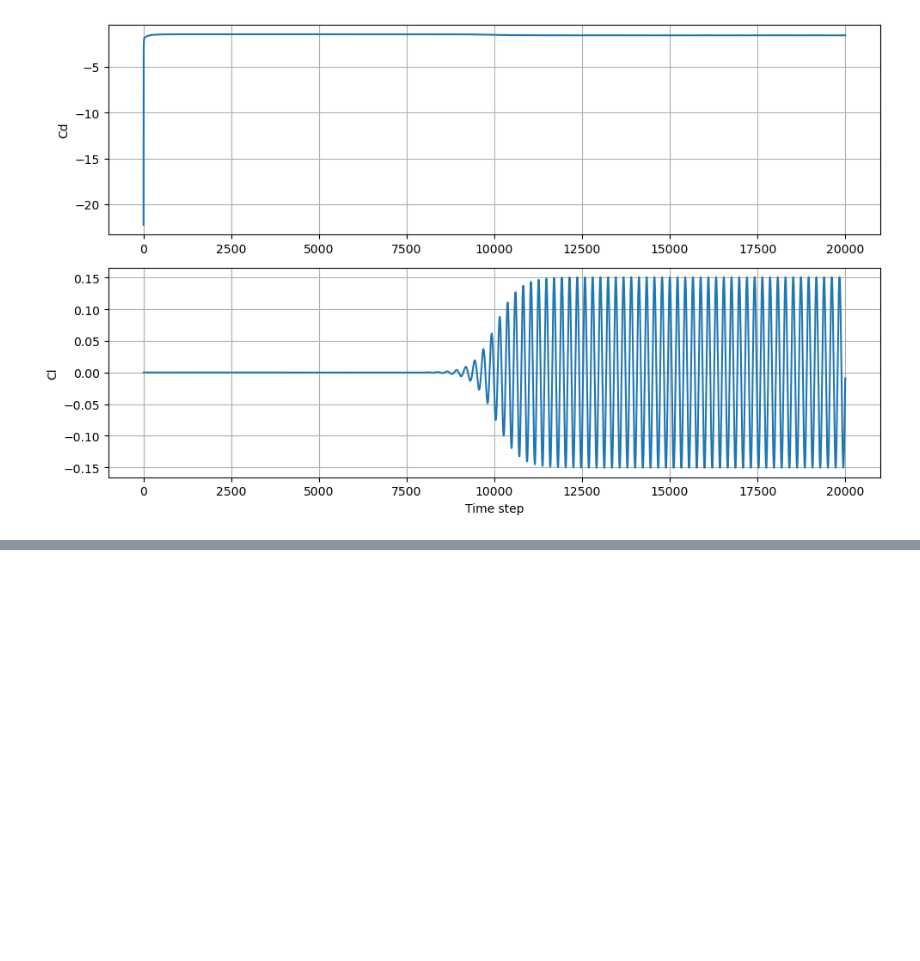
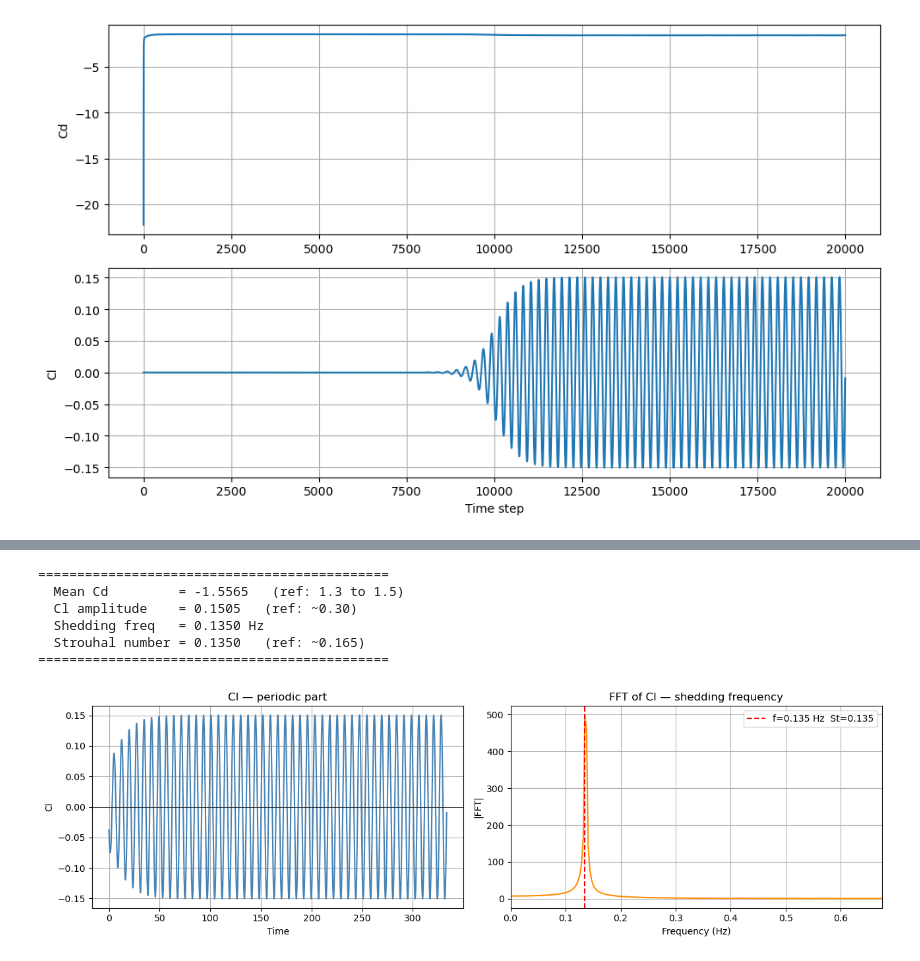
Before and after one commit to harishragul/cfd, a Jupyter notebook: exercise/cylinder_flow.ipynb, the cells around one changed output, grey strips where cells are left out. Drawn from its saved outputs; the diff is of its cells as text; code cells hidden in the pictures; blank space fills up the shorter version.

```diff
--- a/exercise/cylinder_flow.ipynb
+++ b/exercise/cylinder_flow.ipynb
@@ -380,0 +395,49 @@ plt.legend(); plt.grid(True)
+# %%
+# Benchmark: Cd, Cl, Strouhal number
+skip = len(drag_history) // 2   # skip transient
+
+cd_arr = np.array(drag_history[skip:])
+cl_arr = np.array(lift_history[skip:])
+
+Cd_mean = np.mean(cd_arr)
+Cl_amp  = np.max(np.abs(cl_arr))
+
+# Strouhal number via FFT of Cl
+fft_coeffs = np.fft.rfft(cl_arr)
+freqs      = np.fft.rfftfreq(len(cl_arr), d=dt)
+f_shed     = freqs[np.argmax(np.abs(fft_coeffs[1:])) + 1]
+St         = f_shed * Diameter / U
+
+print('=' * 45)
+print(f'  Mean Cd         = {Cd_mean:.4f}   (ref: 1.3 to 1.5)')
+print(f'  Cl amplitude    = {Cl_amp:.4f}   (ref: ~0.30)')
+print(f'  Shedding freq   = {f_shed:.4f} Hz')
+print(f'  Strouhal number = {St:.4f}   (ref: ~0.165)')
+print('=' * 45)
+
+# Cl time series + FFT spectrum
+t_arr = np.arange(len(cl_arr)) * dt
+fig, (ax1, ax2) = plt.subplots(1, 2, figsize=(13, 4))
+
+ax1.plot(t_arr, cl_arr, color='steelblue')
+ax1.set_xlabel('Time'); ax1.set_ylabel('Cl')
+ax1.set_title('Cl — periodic part')
+ax1.axhline(0, color='k', lw=0.5); ax1.grid(True)
+
+ax2.plot(freqs[1:], np.abs(fft_coeffs[1:]), color='darkorange')
+ax2.axvline(f_shed, color='red', linestyle='--',
+            label=f'f={f_shed:.3f} Hz  St={St:.3f}')
+ax2.set_xlabel('Frequency (Hz)'); ax2.set_ylabel('|FFT|')
+ax2.set_title('FFT of Cl — shedding frequency')
+ax2.set_xlim(0, 5*f_shed); ax2.legend(); ax2.grid(True)
+
+plt.tight_layout()
+plt.show()
+# %% [output]
+=============================================
+  Mean Cd         = -1.5565   (ref: 1.3 to 1.5)
+  Cl amplitude    = 0.1505   (ref: ~0.30)
+  Shedding freq   = 0.1350 Hz
+  Strouhal number = 0.1350   (ref: ~0.165)
+=============================================
+[figure, added]
```
Also changed, not shown: parts of 3 cells of this notebook.
